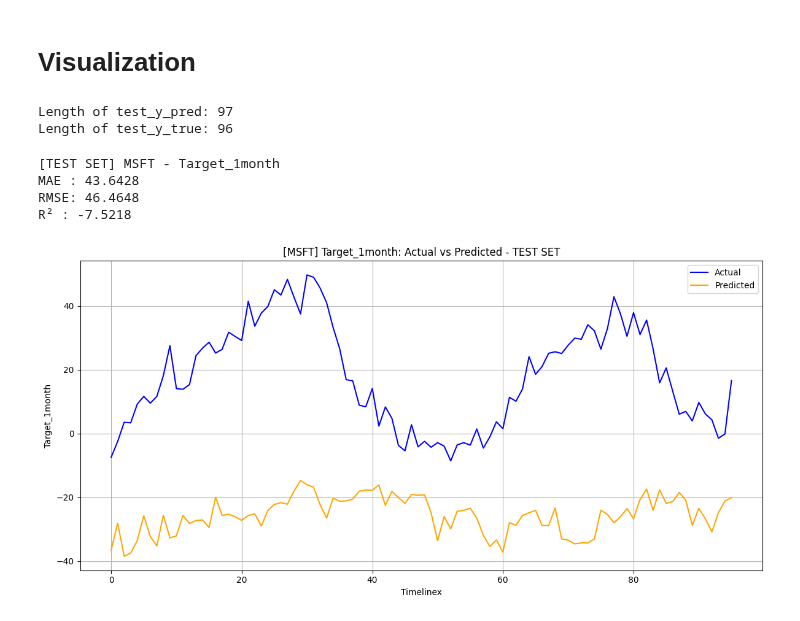
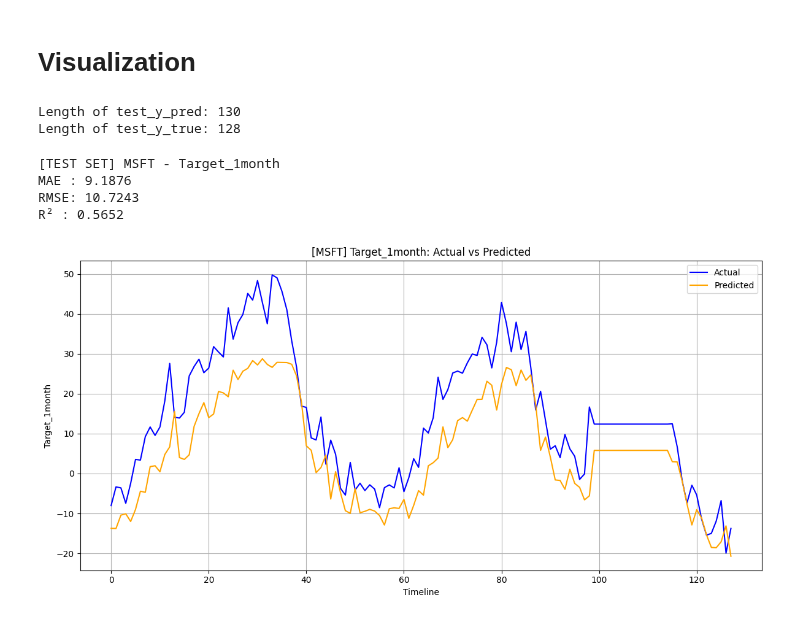
Before and after one commit to ManuelBagasina/DATCapstone, a Jupyter notebook: TFT.ipynb, the cells around one changed output. Cells and saved outputs as stored; diff of their text form; code cells hidden in the pictures.

Commit message:
train test validation split fixed. checkpoint

```diff
--- a/TFT.ipynb
+++ b/TFT.ipynb
@@ -92,7 +92,7 @@ print(target_cols)
 # Set parameters
 ticker = "MSFT"            # Companies, can change
 target = "Target_1month"    # Targets, can change
-max_encoder_length = 200    # Lookback period
+max_encoder_length = 30    # Lookback period
 max_prediction_length = 1
 batch_size = 16
 max_epochs = 20
@@ -126,0 +141,9 @@ Data for MSFT ready with 652 rows and 43 features.
+# %%
+# Split data by time
+train_data = df_ticker[df_ticker['time_idx'] <= train_cutoff].copy()
+val_data = df_ticker[(df_ticker['time_idx'] > train_cutoff) & (df_ticker['time_idx'] <= val_cutoff)].copy()
+test_data = df_ticker[df_ticker['time_idx'] > val_cutoff].copy()
+
+print(f"Training data size: {len(train_data)}")
+print(f"Validation data size: {len(val_data)}")
+print(f"Test data size: {len(test_data)}")
@@ -138,3 +213,17 @@ Target min: -52.49069213867188, max: 49.731781005859375
+# %%
+# Initialize  TFT model
+tft = TemporalFusionTransformer.from_dataset(
+    training,
+    learning_rate=0.001,          # change based on how much training and time
+    hidden_size=256,              # change based on how much training and time
+    attention_head_size=8,        # change based on how much training and time
+    dropout=0.2,                  # change based on how much training and time
+    hidden_continuous_size=64,    # change based on how much training and time
+    loss=RMSE(),
+    reduce_on_plateau_patience=3,  # Reduce LR after 3 epochs without improvement
+    optimizer="adamw",            # this is the best optimizer for TFT
+    weight_decay=1e-2,
+)
 # %%
 # Create trainer with early stopping
 early_stop = pl.callbacks.EarlyStopping(
@@ -209,17 +236,3 @@ Test samples: 97
-# %%
-# Initialize  TFT model
-tft = TemporalFusionTransformer.from_dataset(
-    training,
-    learning_rate=0.001,          # change based on how much training and time
-    hidden_size=512,              # change based on how much training and time
-    attention_head_size=16,        # change based on how much training and time
-    dropout=0.3,                  # change based on how much training and time
-    hidden_continuous_size=128,    # change based on how much training and time
-    loss=RMSE(),
-    reduce_on_plateau_patience=3,  # Reduce LR after 3 epochs without improvement
-    optimizer="adamw",            # this is the best optimizer for TFT
-    weight_decay=1e-2,
-)
 # %%
 trainer = pl.Trainer(
     max_epochs=max_epochs,  # Increase epochs but let early stopping decide
@@ -316,15 +331,15 @@ INFO:lightning.pytorch.accelerators.cuda:LOCAL_RANK: 0 - CUDA_VISIBLE_DEVICES: [
 # Check lengths first
 print(f"Length of test_y_pred: {len(test_y_pred)}")
 print(f"Length of test_y_true: {len(test_y_true)}")
-
-# Make sure both arrays have the same length
-min_length = min(len(test_y_true), len(test_y_pred))
-test_y_true = test_y_true[:min_length]
-test_y_pred = test_y_pred[:min_length]
 # %% [output]
-Length of test_y_pred: 97
-Length of test_y_true: 96
+Length of test_y_pred: 130
+Length of test_y_true: 128
 # %%
+# Handle length mismatch
+min_length = min(len(test_y_true), len(test_y_pred))
+test_y_true = test_y_true[:min_length]
+test_y_pred = test_y_pred[:min_length]
+
 # Calculate test metrics
 test_mae = mean_absolute_error(test_y_true, test_y_pred)
 test_rmse = np.sqrt(mean_squared_error(test_y_true, test_y_pred))
@@ -336,23 +351,23 @@ print(f"RMSE: {test_rmse:.4f}")
 print(f"R² : {test_r2:.4f}")
 # %% [output]
 [TEST SET] MSFT - Target_1month
-MAE : 43.6428
-RMSE: 46.4648
-R² : -7.5218
+MAE : 9.1876
+RMSE: 10.7243
+R² : 0.5652
 # %%
 # Visualization for test set
 plt.figure(figsize=(12, 6))
 plt.plot(test_y_true, label='Actual', color='blue')
 plt.plot(test_y_pred, label='Predicted', color='orange')
-plt.title(f'[{ticker}] {target}: Actual vs Predicted - TEST SET')
-plt.xlabel('Timelinex')
+plt.title(f'[{ticker}] {target}: Actual vs Predicted')
+plt.xlabel('Timeline')
 plt.ylabel(target)
 plt.legend()
 plt.grid(True)
 plt.tight_layout()
 plt.show()
 # %% [output]
-[figure, old version]
+[figure, new version]
 # %%
 # Save the plot
 filename = f'msft_tft_{target}.png'
```
Also changed, not shown: parts of 12 cells of this notebook.
